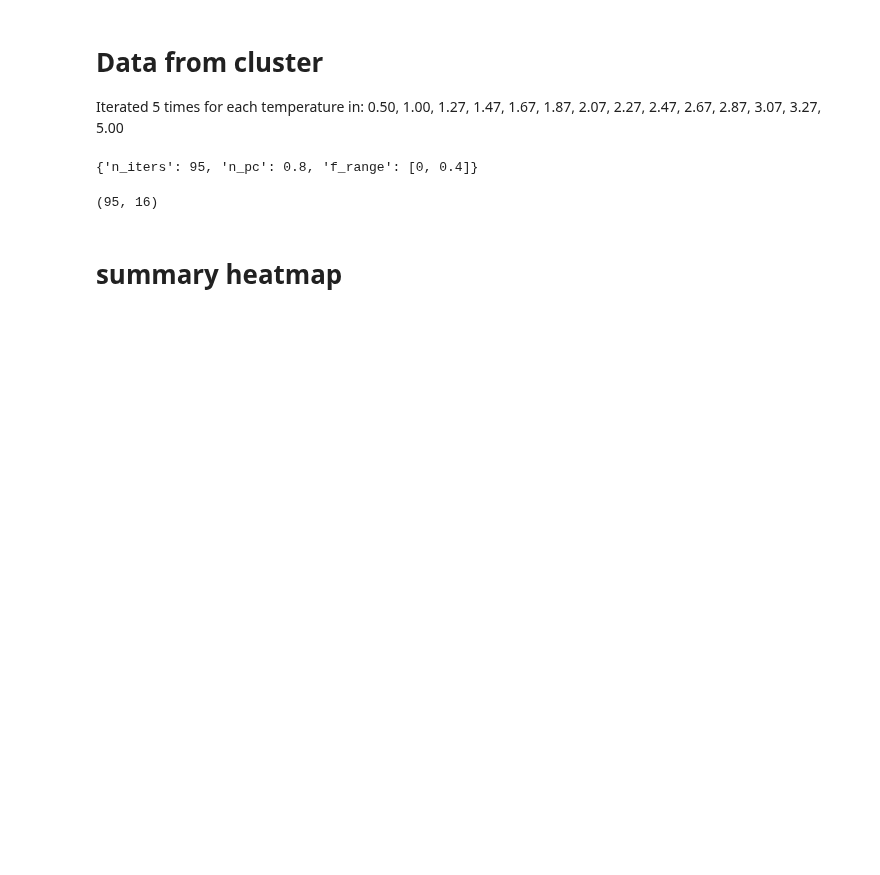
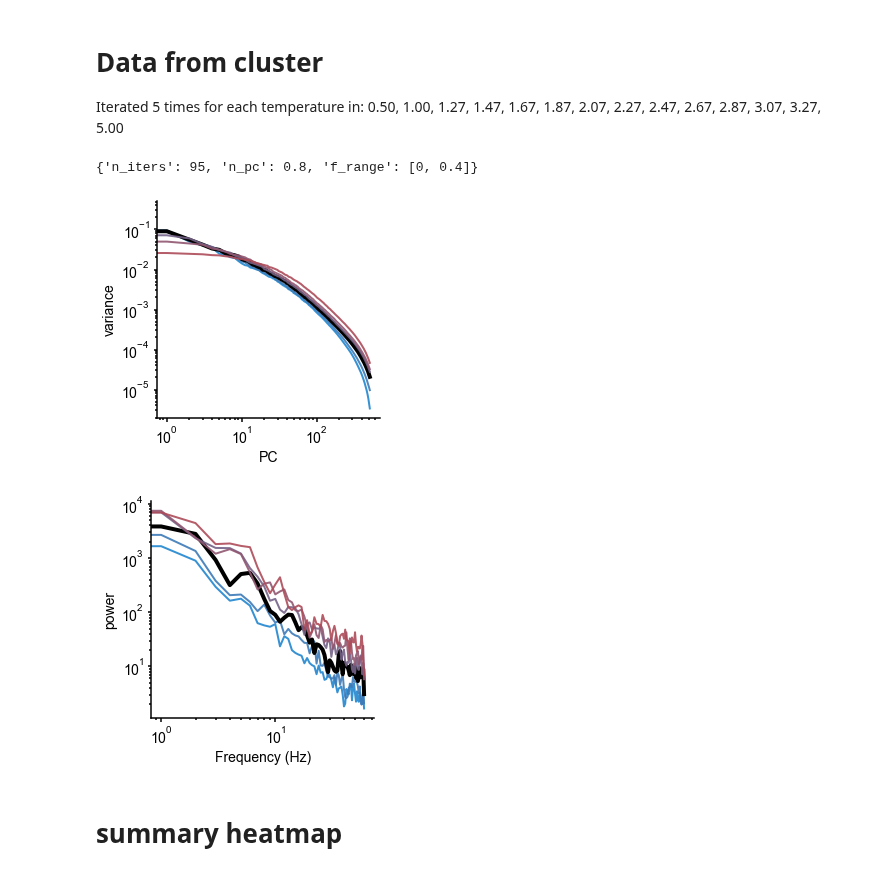
Before and after one commit to voytekresearch/galaxybrain, a Jupyter notebook: notebooks/IsingSimulation.ipynb, the cells around one changed output. Drawn from its saved outputs; the diff is of its cells as text; code cells hidden in the pictures; blank space fills up the shorter version.

```diff
--- a/notebooks/IsingSimulation.ipynb
+++ b/notebooks/IsingSimulation.ipynb
@@ -58,17 +61,0 @@ pltlabel('Ising Model 1d Slice', 'time', r'$\Sigma$ spin')
-# %%
-# TODO
-   # this cell won't run due to changes in ramsey output
-
-subsetsizes = np.linspace(30,640,16, dtype=int)
-N_ITERS = 95
-N_PC = 0.8
-F_RANGE = [0,0.4]
-PC_RANGE = [0,None] # not used, originally 0.7 why?
-decomp_arr = []
-for i in range(4):
-    eigs, pows, pca_m, s_r2, ft_m,\
-    t_r2, psn_r, spn_r, psn_p, spn_p = ramsey.ramsey(ising_raster_slice.T, subsetsizes,
-                                                    n_iters=N_ITERS, n_pc=N_PC, f_range=F_RANGE)
-    decomp_arr.append([pca_m, ft_m, psn_r, spn_r, psn_p, spn_p])
-decomp_arr = np.array(decomp_arr)
-ramsey.plot_all_measures(subsetsizes, s_r2, t_r2, n_iters, n_pc, F_RANGE, PC_RANGE, eigs, pows,decomp_arr[:,0].mean(0), decomp_arr[:,1].mean(0), decomp_arr[:,2], decomp_arr[:,3], decomp_arr[:,4], decomp_arr[:,5])
@@ -84,10 +69,37 @@ from galaxybrain.data_utils import load_results
 sim_data = load_results('../data/experiments/expSIM2', kind='sim')
 # %% [output]
 {'n_iters': 95, 'n_pc': 0.8, 'f_range': [0, 0.4]}
-# %%
-sim_data['0.50']['data']['space_er'].shape
-# %% [output]
-(95, 16)
+# %%
+def plot_spectra(data, spec, temps='all', subset_ix=15):
+    """plot spectra over temps given
+    spec        : 'eigs' or 'pows'
+    temps       : list of str temps or 'all'
+    subset_ix : index in range [0, 16) """
+    if temps == 'all':
+        temps = [k for k in data if k != 'meta']
+
+    data = {k : data[k] for k in temps} # filter
+    colors = colorcycler(['#2186cf', '#ad4b59'], len(data), False)
+    plt.figure(figsize=(4,4))
+    for i, t in enumerate(data):
+        # conditionals for plot
+        lw    =  4  if t=='2.27' else 2
+        alpha =  1  if t=='2.27' else 0.9
+        color = 'k' if t=='2.27' else colors[i]
+        plt.plot(data[t]['data'][spec][subset_ix], color=color, lw=lw, alpha=alpha)
+        logaxes()
+
+
+sample_temps = ['1.67', '1.87', '2.27', '2.67', '3.07', '5.00']
+plot_spectra(sim_data, 'eigs', sample_temps)
+pltlabel('','PC', 'variance')
+plt.savefig('../fig/ising/es_sample.png', bbox_inches='tight', pad_inches=0.0, dpi=400)
+plot_spectra(sim_data, 'pows', sample_temps)
+pltlabel('','Frequency (Hz)', 'power')
+plt.savefig('../fig/ising/psd_sample.png', bbox_inches='tight', pad_inches=0.0, dpi=400)
+# %% [output]
+[figure, added]
+[figure, added]
 # %% [markdown]
 # summary heatmap
 # %%
```
Also changed, not shown: parts of 4 cells of this notebook, 6 other files.
